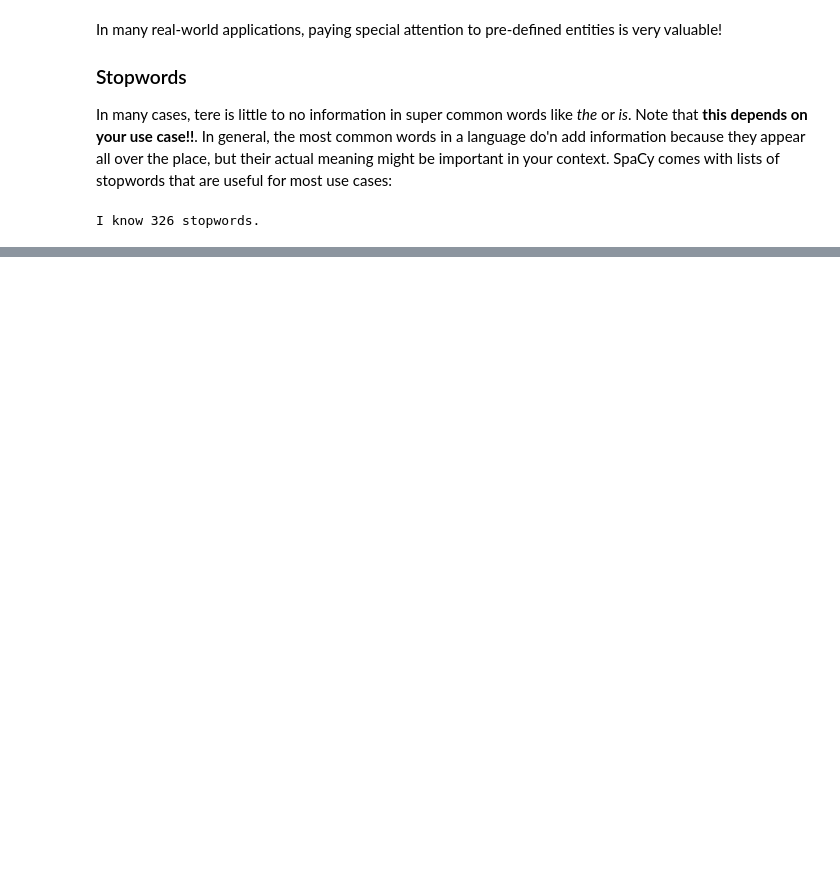
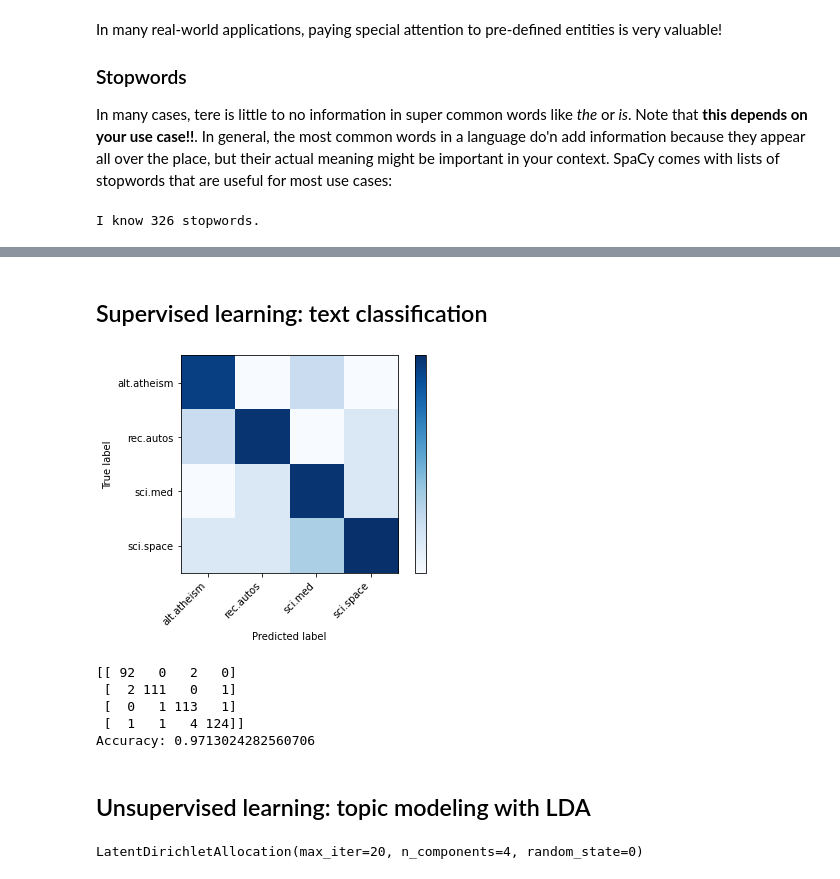
Before and after one commit to harcel/TextMiningWorkshop, a Jupyter notebook: NLP_with_Python.ipynb, the cells around one changed output, grey strips where cells are left out. Drawn from its saved outputs; the diff is of its cells as text; code cells hidden in the pictures; blank space fills up the shorter version.

```diff
--- a/NLP_with_Python.ipynb
+++ b/NLP_with_Python.ipynb
@@ -111,0 +236,10 @@ Add a few more stopwords: "and", "market" and "people". How many of them were al
+# %%
+from sklearn.datasets import fetch_20newsgroups
+
+# We will load only 4 of the categories
+cats = ['sci.space', 'sci.med', 'rec.autos', 'alt.atheism']
+data = fetch_20newsgroups(categories=cats,
+                          remove=('headers', 'footers'))
+
+print(data.target.shape)
+print(len(data.data))
@@ -111,0 +306,46 @@ Add a few more stopwords: "and", "market" and "people". How many of them were al
+# %% [markdown]
+## Supervised learning: text classification
+# %%
+from sklearn.model_selection import train_test_split
+from sklearn.naive_bayes import MultinomialNB
+from sklearn.metrics import confusion_matrix
+
+X_train, X_test, y_train, y_test = train_test_split(bow, data.target, test_size=0.2, random_state=42)
+
+NB_model = MultinomialNB()
+NB_model.fit(X_train, y_train)
+
+y_pred = NB_model.predict(X_test)
+
+cm = confusion_matrix(y_test, y_pred)
+plt.figure()
+# I use a logarithmic color scheme, so the few mismatches are visible!
+plt.imshow(np.log(cm+1), interpolation='nearest', cmap=plt.cm.Blues)
+tick_marks = np.arange(len(data.target_names))
+plt.xticks(tick_marks, data.target_names, rotation=45, ha="right")
+plt.yticks(tick_marks, data.target_names)
+plt.xlabel('Predicted label')
+plt.ylabel('True label')
+cb = plt.colorbar()
+cb.set_ticks([])
+# %% [output]
+[figure, added]
+# %%
+print(cm)
+print("Accuracy:", (y_test == y_pred).sum()/len(y_test))
+# %% [output]
+[[ 92   0   2   0]
+ [  2 111   0   1]
+ [  0   1 113   1]
+ [  1   1   4 124]]
+Accuracy: 0.9713024282560706
+# %% [markdown]
+## Unsupervised learning: topic modeling with LDA
+# %%
+from sklearn.decomposition import LatentDirichletAllocation
+lda = LatentDirichletAllocation(n_components=4,
+                                max_iter=20,
+                                random_state=0)
+lda.fit(bow)
+# %% [output]
+LatentDirichletAllocation(max_iter=20, n_components=4, random_state=0)
```
Also changed, not shown: parts of 35 cells of this notebook, 4 other files.
